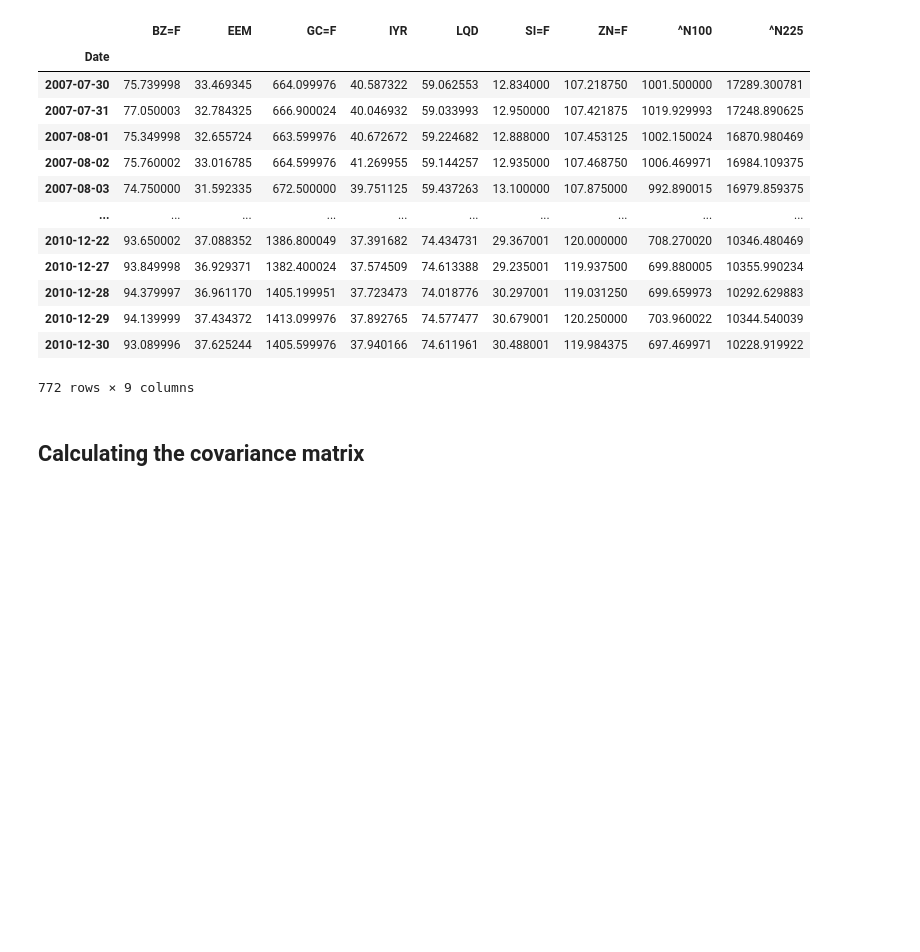
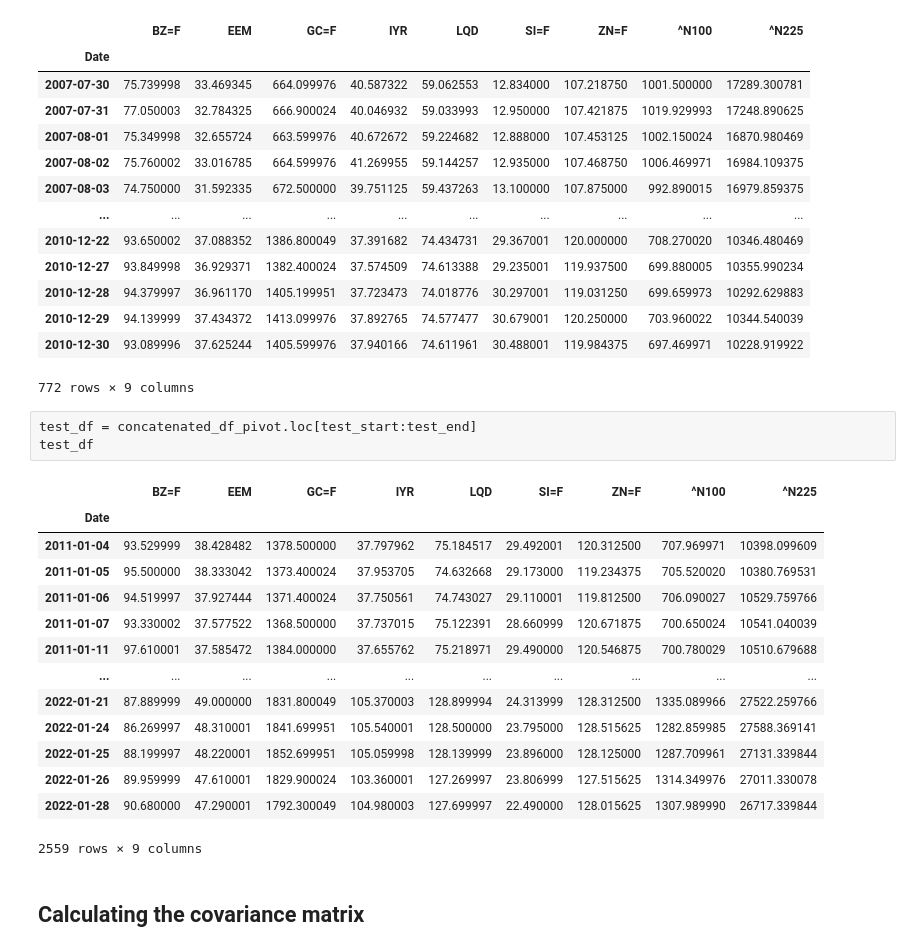
Before and after one commit to ferhat00/PortfolioOptimisation, a Jupyter notebook: Portfolio_Optimisation_SIPP_v2.ipynb, the cells around one changed output. Saved outputs shown, nothing was run; the diff lists cells and outputs as text; blank space fills up the shorter version.

```diff
--- a/Portfolio_Optimisation_SIPP_v2.ipynb
+++ b/Portfolio_Optimisation_SIPP_v2.ipynb
@@ -142,6 +142,24 @@ train_df
 | 2010-12-29 | 94.139999 | 37.434372 | 1413.099976 | 37.892765 | 74.577477 | 30.679001 | 120.250000 | 703.960022 | 10344.540039 |
 | 2010-12-30 | 93.089996 | 37.625244 | 1405.599976 | 37.940166 | 74.611961 | 30.488001 | 119.984375 | 697.469971 | 10228.919922 |
 772 rows × 9 columns
+# %%
+test_df = concatenated_df_pivot.loc[test_start:test_end]
+test_df
+# %% [output]
+|  | BZ=F | EEM | GC=F | IYR | LQD | SI=F | ZN=F | ^N100 | ^N225 |
+| Date |  |  |  |  |  |  |  |  |  |
+| 2011-01-04 | 93.529999 | 38.428482 | 1378.500000 | 37.797962 | 75.184517 | 29.492001 | 120.312500 | 707.969971 | 10398.099609 |
+| 2011-01-05 | 95.500000 | 38.333042 | 1373.400024 | 37.953705 | 74.632668 | 29.173000 | 119.234375 | 705.520020 | 10380.769531 |
+| 2011-01-06 | 94.519997 | 37.927444 | 1371.400024 | 37.750561 | 74.743027 | 29.110001 | 119.812500 | 706.090027 | 10529.759766 |
+| 2011-01-07 | 93.330002 | 37.577522 | 1368.500000 | 37.737015 | 75.122391 | 28.660999 | 120.671875 | 700.650024 | 10541.040039 |
+| 2011-01-11 | 97.610001 | 37.585472 | 1384.000000 | 37.655762 | 75.218971 | 29.490000 | 120.546875 | 700.780029 | 10510.679688 |
+| ... | ... | ... | ... | ... | ... | ... | ... | ... | ... |
+| 2022-01-21 | 87.889999 | 49.000000 | 1831.800049 | 105.370003 | 128.899994 | 24.313999 | 128.312500 | 1335.089966 | 27522.259766 |
+| 2022-01-24 | 86.269997 | 48.310001 | 1841.699951 | 105.540001 | 128.500000 | 23.795000 | 128.515625 | 1282.859985 | 27588.369141 |
+| 2022-01-25 | 88.199997 | 48.220001 | 1852.699951 | 105.059998 | 128.139999 | 23.896000 | 128.125000 | 1287.709961 | 27131.339844 |
+| 2022-01-26 | 89.959999 | 47.610001 | 1829.900024 | 103.360001 | 127.269997 | 23.806999 | 127.515625 | 1314.349976 | 27011.330078 |
+| 2022-01-28 | 90.680000 | 47.290001 | 1792.300049 | 104.980003 | 127.699997 | 22.490000 | 128.015625 | 1307.989990 | 26717.339844 |
+2559 rows × 9 columns
 # %% [markdown]
 ## Calculating the covariance matrix
 # %%
```
Also changed, not shown: parts of 29 cells of this notebook.
